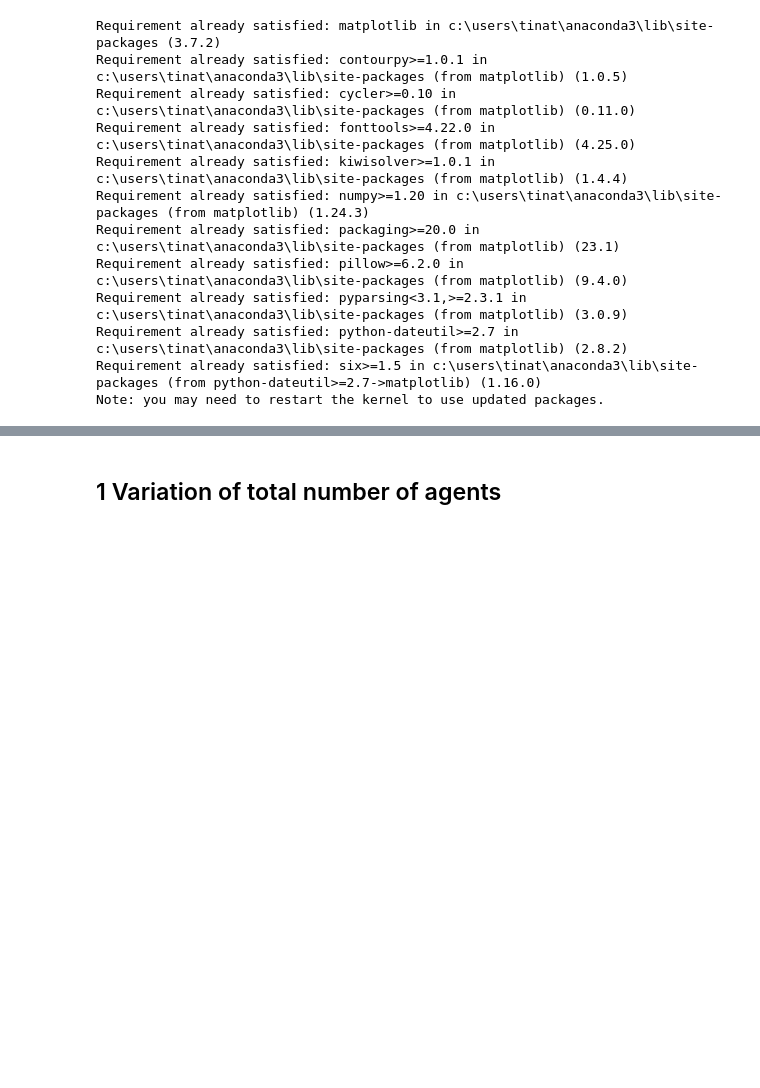
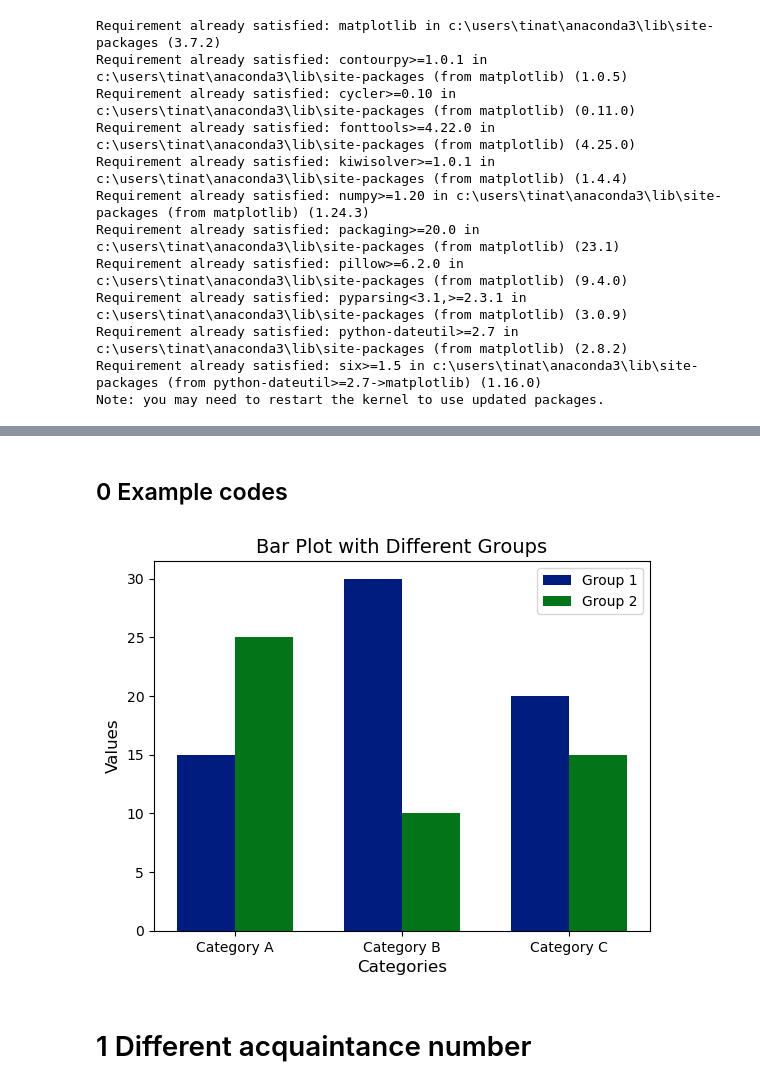
Before and after one commit to peaba/Simulating-Society, a Jupyter notebook: visualization.ipynb, the cells around one changed output, grey strips where cells are left out. Drawn from its saved outputs; the diff is of its cells as text; code cells hidden in the pictures; blank space fills up the shorter version.

```diff
--- a/visualization.ipynb
+++ b/visualization.ipynb
@@ -27,2 +25,36 @@ plt.style.use('seaborn-dark-palette')
+# %% [markdown]
+## 0 Example codes
+# %%
+# Sample data
+categories = ['Category A', 'Category B', 'Category C']
+values_group1 = [15, 30, 20]
+values_group2 = [25, 10, 15]
+
+# Set the width of the bars
+bar_width = 0.35
+
+# Set the positions for the groups
+positions_group1 = np.arange(len(categories))
+positions_group2 = positions_group1 + bar_width
+
+# Plotting the bar chart with different groups
+plt.bar(positions_group1, values_group1, width=bar_width, label='Group 1')
+plt.bar(positions_group2, values_group2, width=bar_width, label='Group 2')
+
+# Adding labels and title
+plt.xlabel('Categories', fontsize=12)
+plt.ylabel('Values', fontsize=12)
+plt.title('Bar Plot with Different Groups', fontsize=14)
+
+# Adding x-axis labels and adjusting position
+plt.xticks(positions_group1 + bar_width / 2, categories)
+
+# Adding a legend
+plt.legend()
+
+# Display the plot
+plt.show()
+# %% [output]
+[figure, added]
 # %% [markdown]
-## 1 Variation of total number of agents
+# 1 Different acquaintance number
```
Also changed, not shown: parts of 8 cells of this notebook.
